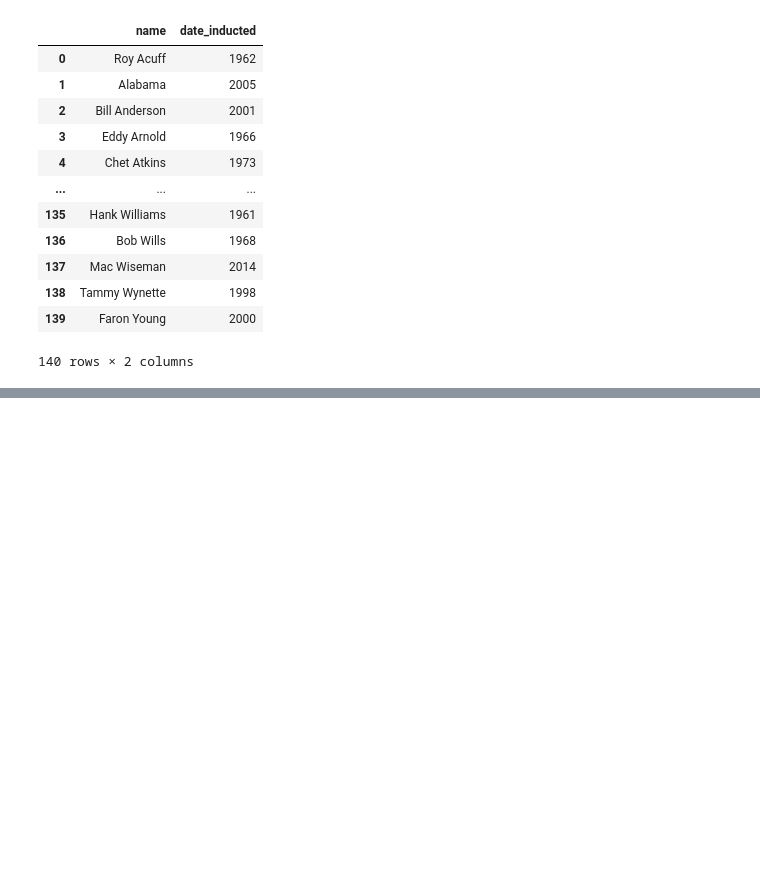
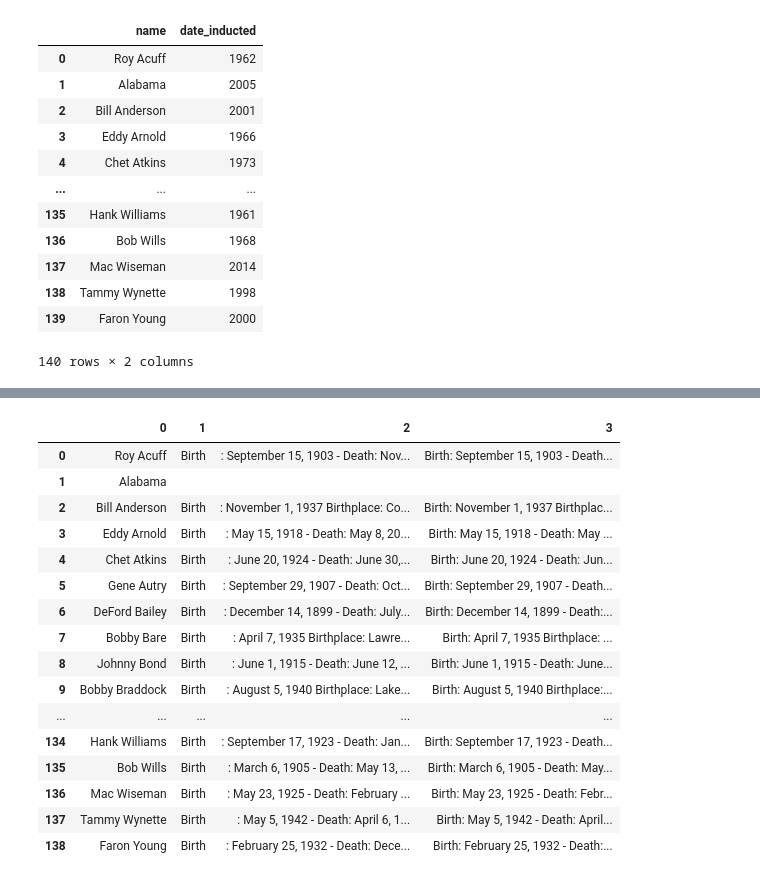
Before and after one commit to ryanhilber93/python-web-scraping-country-music-hof, a Jupyter notebook: country_music_HOF_webscraping.ipynb, the cells around one changed output, grey strips where cells are left out. Cells and saved outputs as stored; diff of their text form; code cells hidden in the pictures; blank space fills up the shorter version.

```diff
--- a/country_music_HOF_webscraping.ipynb
+++ b/country_music_HOF_webscraping.ipynb
@@ -321,0 +691,6 @@ df_all
+# %%
+name = []
+for x in df_birth_and_death_all[0] :
+    new_string = x[17:]
+    name.append(new_string)
+name
@@ -321,0 +715,6 @@ df_all
+# %%
+name2 =[]
+for z in name :
+    new_string = z.partition('\n')
+    name2.append(new_string)
+name2
@@ -321,0 +739,3 @@ df_all
+# %%
+df_name = pd.DataFrame(name2)
+df_name
@@ -321,0 +760,3 @@ df_all
+# %%
+df_birth_and_death_all[0]=df_name[0]
+df_birth_and_death_all
@@ -321,0 +781,21 @@ df_all
+# %%
+df_birth_and_death_all[3] = df_birth_and_death_all[1] + df_birth_and_death_all[2]
+df_birth_and_death_all
+# %% [output]
+|  | 0 | 1 | 2 | 3 |
+| 0 | Roy Acuff | Birth | : September 15, 1903 - Death: Nov... | Birth: September 15, 1903 - Death... |
+| 1 | Alabama |  |  |  |
+| 2 | Bill Anderson | Birth | : November 1, 1937 Birthplace: Co... | Birth: November 1, 1937 Birthplac... |
+| 3 | Eddy Arnold | Birth | : May 15, 1918 - Death: May 8, 20... | Birth: May 15, 1918 - Death: May ... |
+| 4 | Chet Atkins | Birth | : June 20, 1924 - Death: June 30,... | Birth: June 20, 1924 - Death: Jun... |
+| 5 | Gene Autry | Birth | : September 29, 1907 - Death: Oct... | Birth: September 29, 1907 - Death... |
+| 6 | DeFord Bailey | Birth | : December 14, 1899 - Death: July... | Birth: December 14, 1899 - Death:... |
+| 7 | Bobby Bare | Birth | : April 7, 1935 Birthplace: Lawre... | Birth: April 7, 1935 Birthplace: ... |
+| 8 | Johnny Bond | Birth | : June 1, 1915 - Death: June 12, ... | Birth: June 1, 1915 - Death: June... |
+| 9 | Bobby Braddock | Birth | : August 5, 1940 Birthplace: Lake... | Birth: August 5, 1940 Birthplace:... |
+| ... | ... | ... | ... | ... |
+| 134 | Hank Williams | Birth | : September 17, 1923 - Death: Jan... | Birth: September 17, 1923 - Death... |
+| 135 | Bob Wills | Birth | : March 6, 1905 - Death: May 13, ... | Birth: March 6, 1905 - Death: May... |
+| 136 | Mac Wiseman | Birth | : May 23, 1925 - Death: February ... | Birth: May 23, 1925 - Death: Febr... |
+| 137 | Tammy Wynette | Birth | : May 5, 1942 - Death: April 6, 1... | Birth: May 5, 1942 - Death: April... |
+| 138 | Faron Young | Birth | : February 25, 1932 - Death: Dece... | Birth: February 25, 1932 - Death:... |
```
Also changed, not shown: parts of 38 cells of this notebook.
